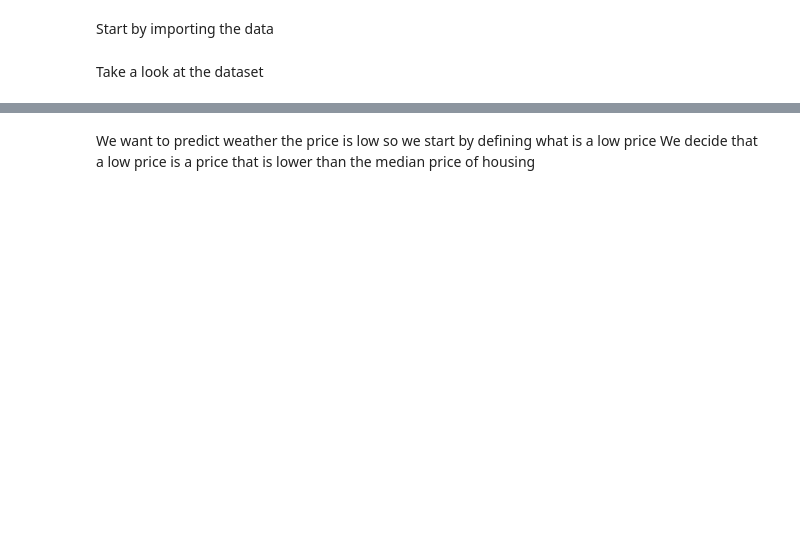
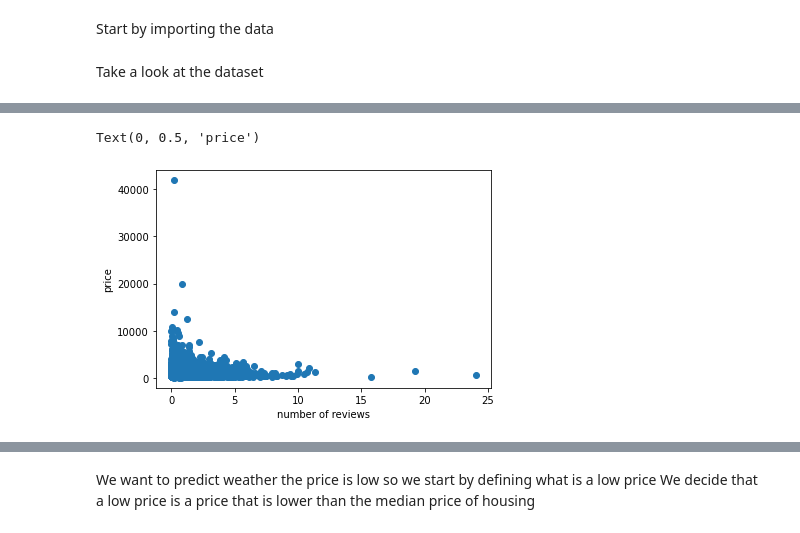
Before and after one commit to AndroCrunch/BusinessAnalytics13, a Jupyter notebook: Jupiter_project.ipynb, the cells around one changed output, grey strips where cells are left out. Saved outputs shown, nothing was run; the diff lists cells and outputs as text; code cells hidden in the pictures; blank space fills up the shorter version.

```diff
--- a/Jupiter_project.ipynb
+++ b/Jupiter_project.ipynb
@@ -30,0 +91,8 @@ dataset.head()
+# %%
+#plot reviews aghainst the price and name the axis with the clean data
+plt.scatter(dataset['reviews_per_month'], dataset['price'])
+plt.xlabel('number of reviews')
+plt.ylabel('price')
+# %% [output]
+Text(0, 0.5, 'price')
+[figure, added]
```
Also changed, not shown: parts of 27 cells of this notebook.
